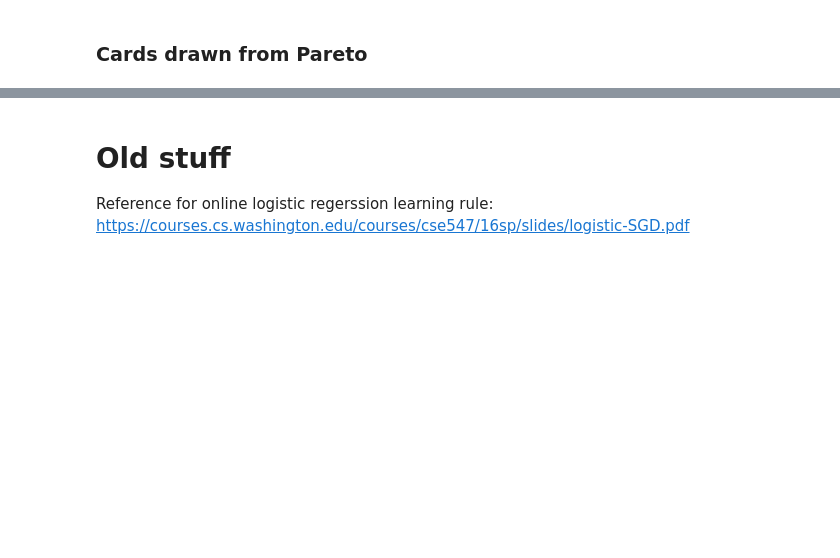
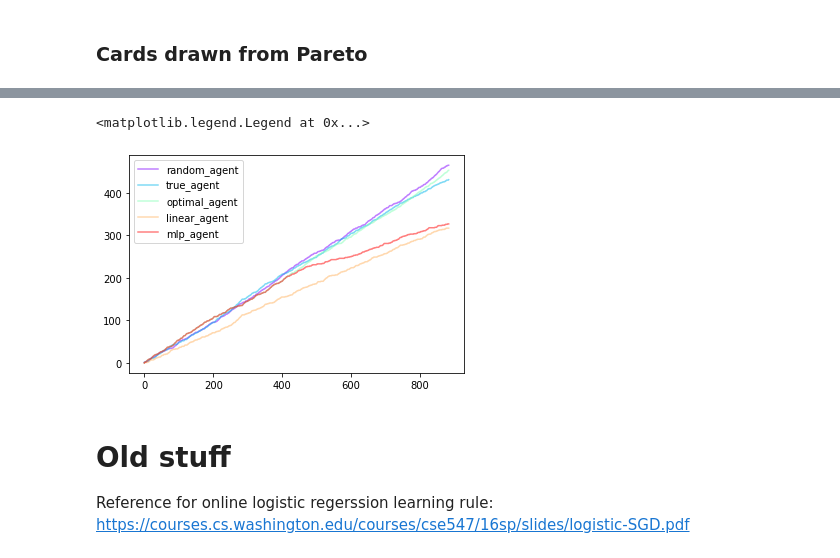
Before and after one commit to myazdani/number-guessing, a Jupyter notebook: number_guessing_learner.ipynb, the cells around one changed output, grey strips where cells are left out. Drawn from its saved outputs; the diff is of its cells as text; code cells hidden in the pictures; blank space fills up the shorter version.

Commit message:
Added S&P 500 refactored card generation

```diff
--- a/number_guessing_learner.ipynb
+++ b/number_guessing_learner.ipynb
@@ -314,3 +336,28 @@ plt.legend()
 import pandas as pd
 url = 'https://raw.githubusercontent.com/datasets/s-and-p-500/master/data/data.csv'
 df = pd.read_csv(url)
+# %%
+from sklearn.utils import shuffle
+numbers = shuffle(df['Real Price'].values.astype(np.float32))
+#numbers = df['Real Price'].values.astype(np.float32)
+# %%
+%%time
+num_plays = len(numbers)//2
+
+
+agents = {"random_agent": RandomDecision(),
+          "true_agent":AlwaysTrue(),
+          "optimal_agent":OptimalDecision(),
+          "linear_agent":LinearMLPDecision(1e-3),
+          #"linear_agent":LinearDecision(1e-3),
+          "mlp_agent":MLPDecision(1e-3),
+          }
+
+s_and_p_500 = NumberCards(numbers=numbers)
+
+rewards = generate_game(num_iterations=num_plays,
+                        card_generator=s_and_p_500,
+                        agents=agents
+                        )
+
+oracle_rewards = np.cumsum(np.ones_like(range(num_plays)))
@@ -317,3 +367,14 @@ df = pd.read_csv(url)
+# %%
+color = iter(plt.cm.rainbow(np.linspace(0, 1, len(rewards))))
+
+for i, key in enumerate(rewards.keys()):
+    c = next(color)
+    plt.plot(oracle_rewards - np.cumsum(rewards[key]), color = c, alpha = .5,
+        label = key)
+plt.legend()
+# %% [output]
+<matplotlib.legend.Legend at 0x...>
+[figure, added]
 # %% [markdown]
 # Old stuff
 Reference for online logistic regerssion learning rule: https://courses.cs.washington.edu/courses/cse547/16sp/slides/logistic-SGD.pdf
```
Also changed, not shown: parts of 7 cells of this notebook.
